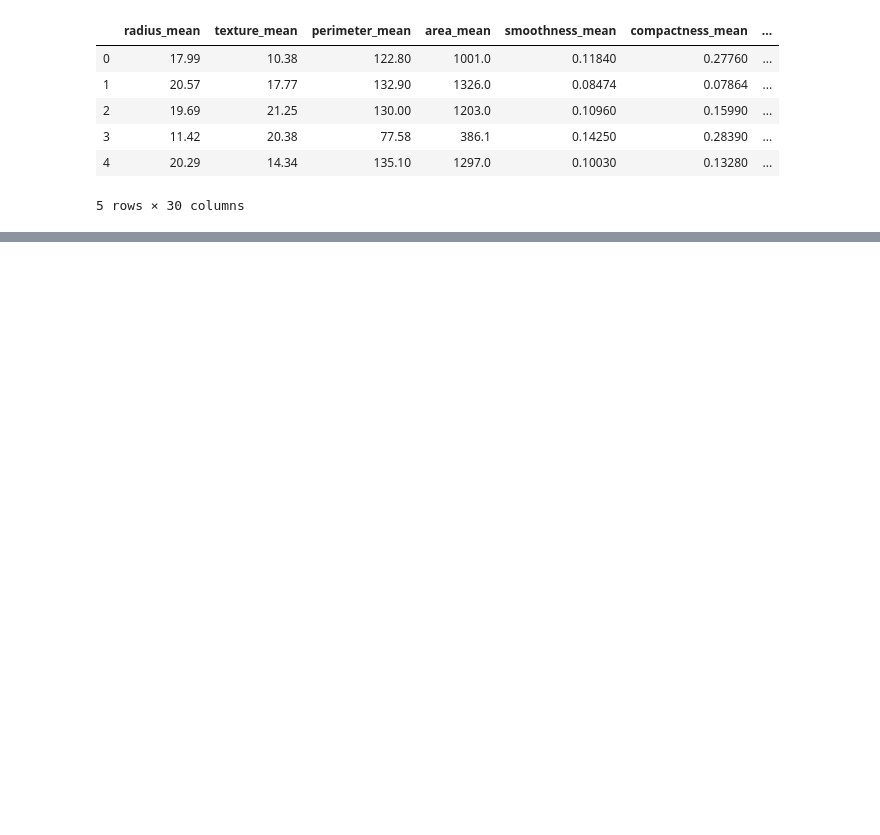
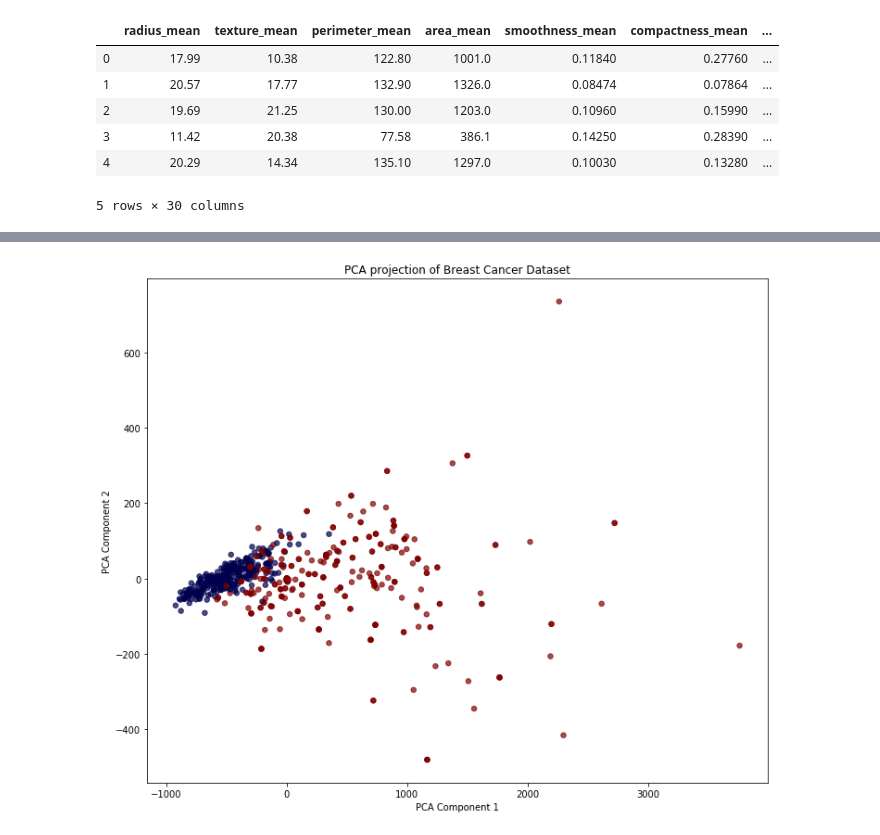
Before and after one commit to BuyingANew-Soul/Breast-Cancer-Wisconsin, a Jupyter notebook: breast-cancer-wisconsin.ipynb, the cells around one changed output, grey strips where cells are left out. Saved outputs shown, nothing was run; the diff lists cells and outputs as text; code cells hidden in the pictures; blank space fills up the shorter version.

Commit message:
Kaggle Notebook | Breast Cancer Wisconsin | Version 7

```diff
--- a/breast-cancer-wisconsin.ipynb
+++ b/breast-cancer-wisconsin.ipynb
@@ -253,0 +262,22 @@ array([[ 0.62572306,  0.52351025,  0.5643164 , ...,  1.06779085,
+# %%
+from sklearn.feature_selection import RFE
+from sklearn.linear_model import LogisticRegression
+
+# Define the number of features you want to select
+num_features_to_select = 10
+
+# Create a logistic regression model
+logreg_model = LogisticRegression()
+
+# Create the RFE selector
+rfe_selector = RFE(estimator=logreg_model, n_features_to_select=num_features_to_select)
+
+# Fit the RFE selector to the scaled training data
+rfe_selector.fit(X_train_scaled, y_train_resampled)
+
+# Get the selected features
+selected_features_rfe = X_train.columns[rfe_selector.support_]
+
+# Transform the training and testing sets to include only the selected features
+# X_train_selected = rfe_selector.transform(X_train_scaled)
+# X_test_selected = rfe_selector.transform(X_test_scaled)
@@ -253,0 +394,13 @@ array([[ 0.62572306,  0.52351025,  0.5643164 , ...,  1.06779085,
+# %%
+from sklearn.decomposition import PCA
+from sklearn.manifold import TSNE
+
+# Initialize PCA with 2 components
+pca = PCA(n_components=2)
+# Fit and transform the data
+X_pca = pca.fit_transform(X_train_resampled)
+
+# Initialize t-SNE with 2 components
+tsne = TSNE(n_components=2, verbose = 1, perplexity = 30, n_iter=500)
+# Fit and transform the data
+X_tsne = tsne.fit_transform(X_train_resampled)
@@ -253,0 +415,11 @@ array([[ 0.62572306,  0.52351025,  0.5643164 , ...,  1.06779085,
+# %%
+plt.figure(figsize=(12,10))
+plt.scatter(X_pca[:, 0], X_pca[:, 1], c=y_train_resampled, alpha=0.7, s=30, cmap = 'seismic');
+plt.xlabel('PCA Component 1')
+plt.ylabel('PCA Component 2')
+plt.title('PCA projection of Breast Cancer Dataset');
+plt.savefig("pca.png", bbox_inches='tight')
+
+plt.show()
+# %% [output]
+[figure, added]
```
Also changed, not shown: parts of 33 cells of this notebook.
